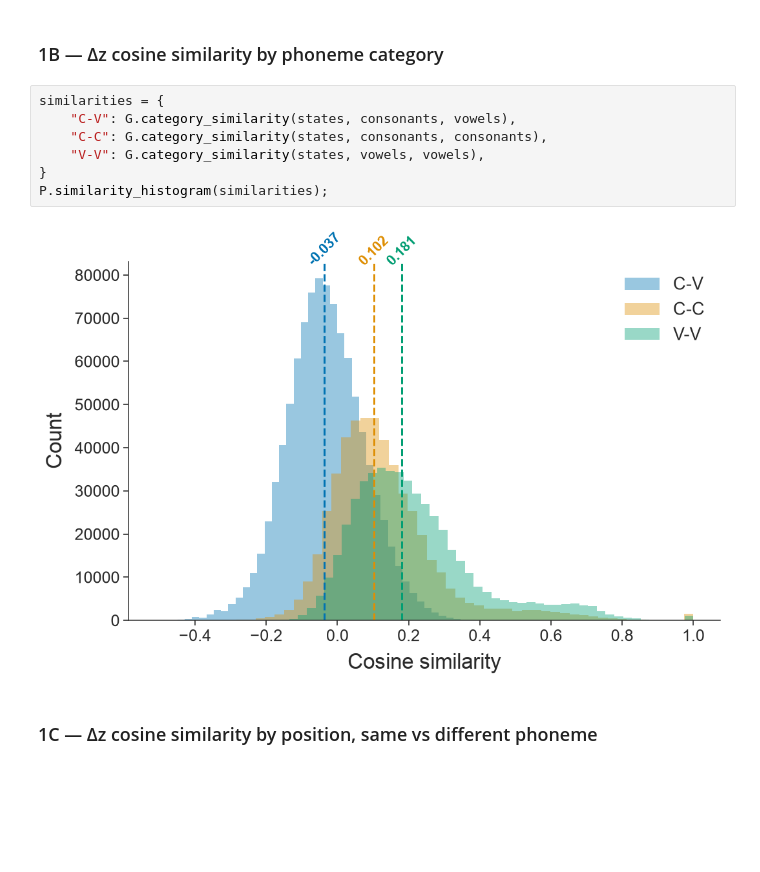
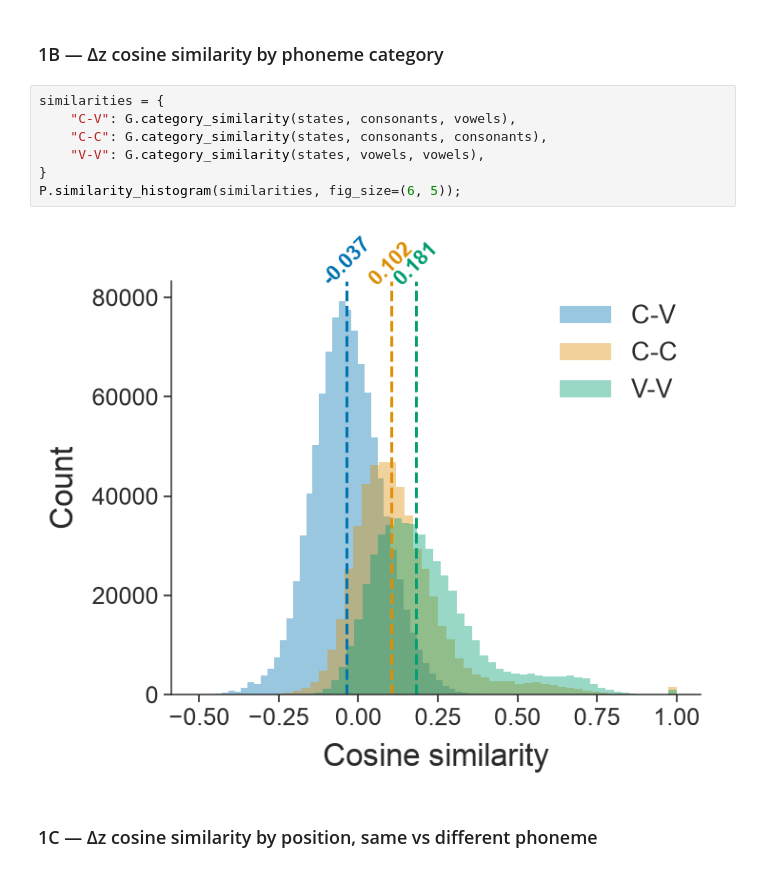
Before and after one commit to nafis-momeni/spiral_representation, a Jupyter notebook: plotting/paper_plots.ipynb, the cells around one changed output. Drawn from its saved outputs; the diff is of its cells as text; blank space fills up the shorter version.

```diff
--- a/plotting/paper_plots.ipynb
+++ b/plotting/paper_plots.ipynb
@@ -56,12 +56,12 @@ P.norm_by_position(G.norm_table(states));
 # %%
 similarities = {
     "C-V": G.category_similarity(states, consonants, vowels),
     "C-C": G.category_similarity(states, consonants, consonants),
     "V-V": G.category_similarity(states, vowels, vowels),
 }
-P.similarity_histogram(similarities);
+P.similarity_histogram(similarities, fig_size=(6, 5));
 # %% [output]
-[figure, old version]
+[figure, new version]
 # %% [markdown]
 ### 1C — Δz cosine similarity by position, same vs different phoneme
 # %%
```
Also changed, not shown: parts of 13 cells of this notebook, 8 other files.
